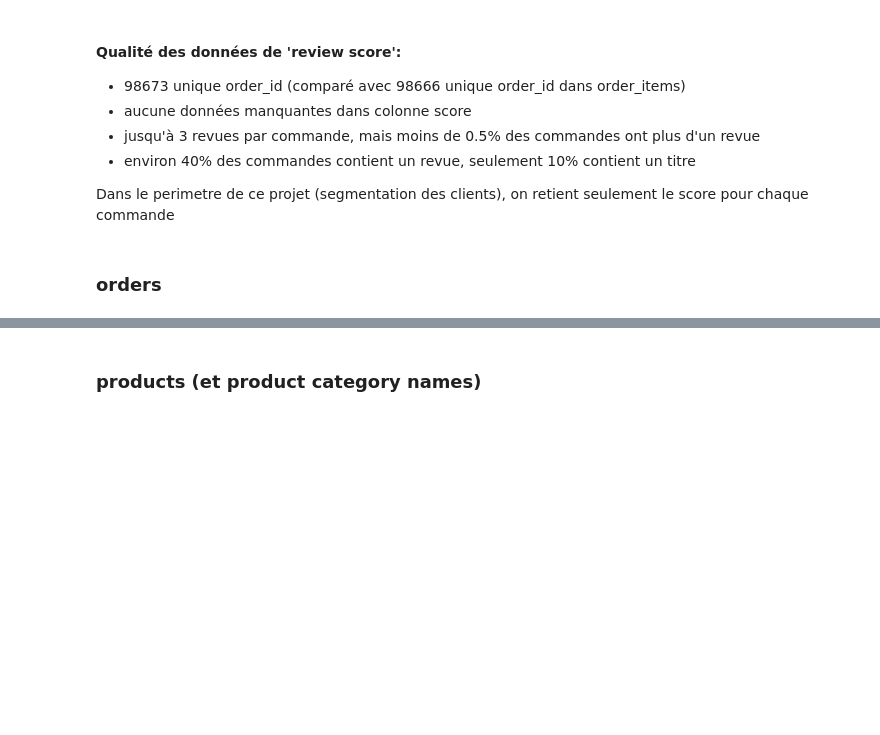
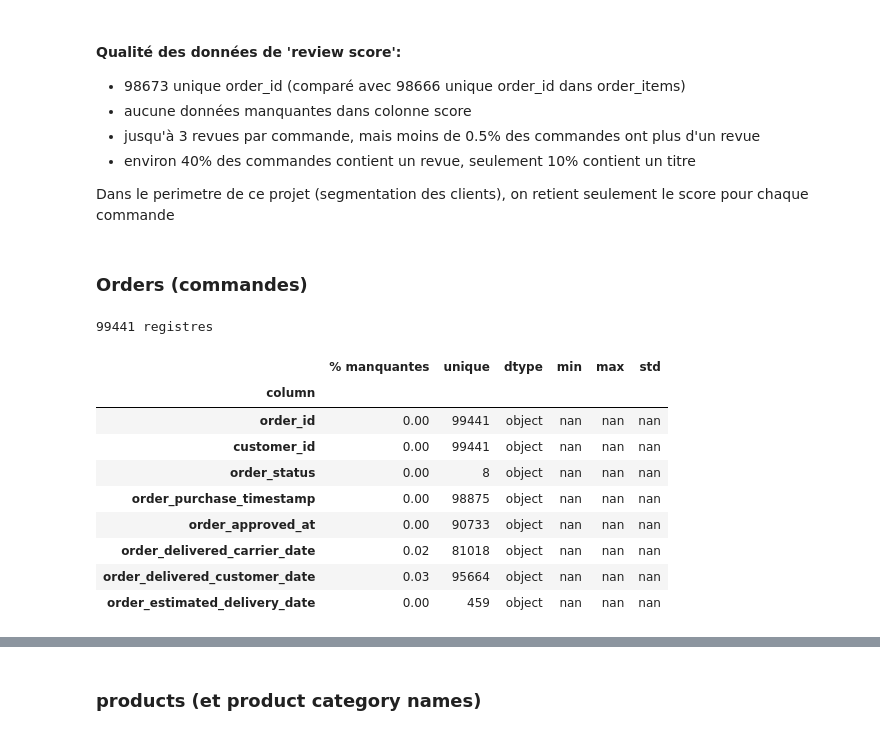
Before and after one commit to mrcreasey/oc-ds-p5-unsupervised-clustering, a Jupyter notebook: P5_01_analyse.ipynb, the cells around one changed output, grey strips where cells are left out. Saved outputs shown, nothing was run; the diff lists cells and outputs as text; code cells hidden in the pictures; blank space fills up the shorter version.

Commit message:
description de table 'orders'

```diff
--- a/P5_01_analyse.ipynb
+++ b/P5_01_analyse.ipynb
@@ -521,5 +521,19 @@ sns.countplot(data=order_reviews, x='review_score')
 - environ 40% des commandes contient un revue, seulement 10% contient un titre
 
 Dans le perimetre de ce projet (segmentation des clients), on retient seulement le score pour chaque commande
-# %% [markdown]
-### orders
+# %% [markdown]
+### Orders (commandes)
+# %%
+decrire_dataframe(orders)
+# %% [output]
+99441 registres
+|  | % manquantes | unique | dtype | min | max | std |
+| column |  |  |  |  |  |  |
+| order_id | 0.00 | 99441 | object | nan | nan | nan |
+| customer_id | 0.00 | 99441 | object | nan | nan | nan |
+| order_status | 0.00 | 8 | object | nan | nan | nan |
+| order_purchase_timestamp | 0.00 | 98875 | object | nan | nan | nan |
+| order_approved_at | 0.00 | 90733 | object | nan | nan | nan |
+| order_delivered_carrier_date | 0.02 | 81018 | object | nan | nan | nan |
+| order_delivered_customer_date | 0.03 | 95664 | object | nan | nan | nan |
+| order_estimated_delivery_date | 0.00 | 459 | object | nan | nan | nan |
```
Also changed, not shown: parts of 4 cells of this notebook.
